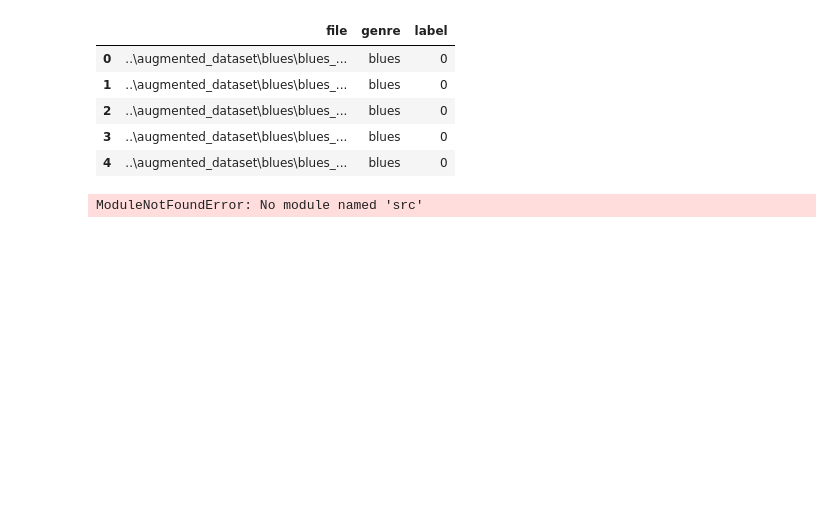
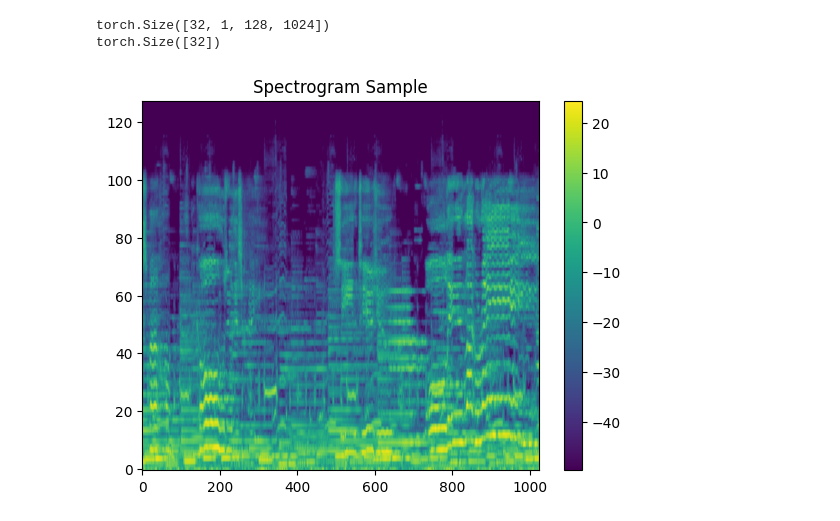
Before and after one commit to 21f1002810-prog/DLGenAIProject, a Jupyter notebook: src/training/training.ipynb, the cells around one changed output. Cells and saved outputs as stored; diff of their text form; code cells hidden in the pictures; blank space fills up the shorter version.

```diff
--- a/src/training/training.ipynb
+++ b/src/training/training.ipynb
@@ -18,22 +22,45 @@ print(len(train_df), len(val_df))
 # %%
-df.head()
+train_dataset = MashupDataset("train_metadata.csv",
+                              root_dir=augmented_data_path,
+                              train=True)
+
+val_dataset = MashupDataset("val_metadata.csv",
+                            root_dir=augmented_data_path,
+                            train=False)
-# %% [output]
-|  | file | genre | label |
-| 0 | ..\augmented_dataset\blues\blues_... | blues | 0 |
-| 1 | ..\augmented_dataset\blues\blues_... | blues | 0 |
-| 2 | ..\augmented_dataset\blues\blues_... | blues | 0 |
-| 3 | ..\augmented_dataset\blues\blues_... | blues | 0 |
-| 4 | ..\augmented_dataset\blues\blues_... | blues | 0 |
-# %%
-from dataset import MashupDataset
-dataset = MashupDataset(
-    metadata_csv=augmented_data_path / "metadata.csv",
-    root_dir=augmented_data_path,
-    train=True
-)
-
-spec, label = dataset[0]
-
-print(spec.shape)
-# %% [output]
-ModuleNotFoundError: No module named 'src'
+# %%
+from torch.utils.data import DataLoader
+
+train_loader = DataLoader(
+    train_dataset,
+    batch_size=32,
+    shuffle=True,
+    num_workers=4,
+    pin_memory=True
+)
+
+val_loader = DataLoader(
+    val_dataset,
+    batch_size=32,
+    shuffle=False,
+    num_workers=4,
+    pin_memory=True
+)
+# %%
+batch = next(iter(train_loader))
+specs, labels = batch
+print(specs.shape)
+print(labels.shape)
+# %% [output]
+torch.Size([32, 1, 128, 1024])
+torch.Size([32])
+# %%
+import matplotlib.pyplot as plt
+
+spec = specs[0][0].numpy()
+
+plt.imshow(spec, aspect='auto', origin='lower')
+plt.colorbar()
+plt.title("Spectrogram Sample")
+plt.show()
+# %% [output]
+[figure, added]
```
Also changed, not shown: parts of 2 cells of this notebook, 9 other files.
